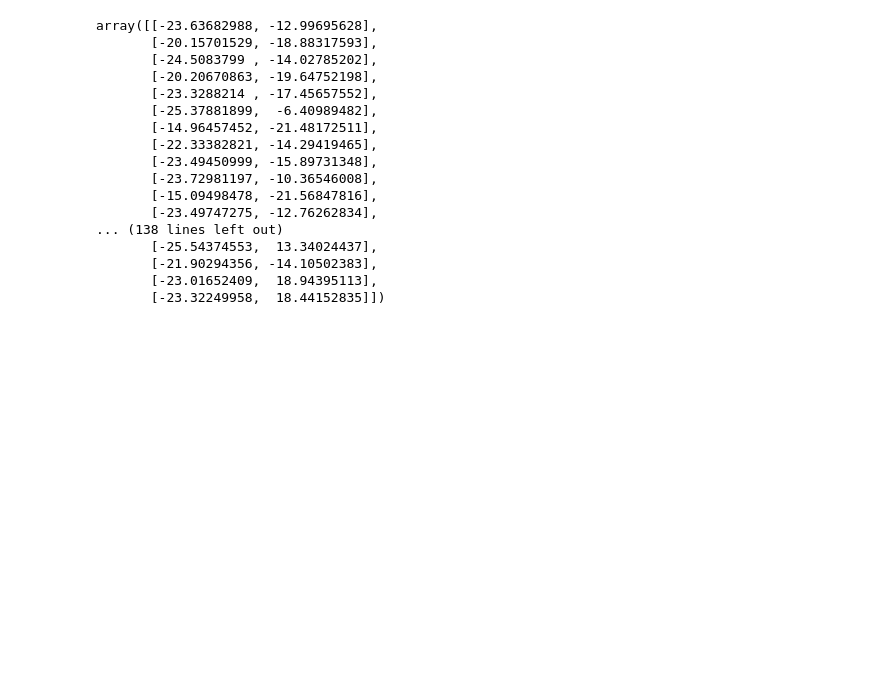
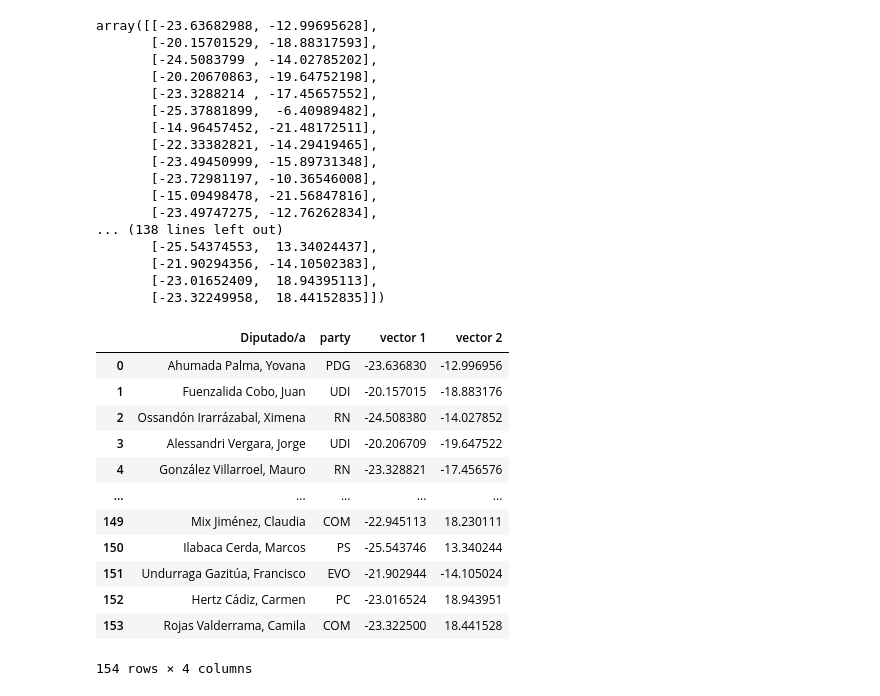
Before and after one commit to siwikiwi/proyecto_alg, a Jupyter notebook: nachito/nach.ipynb, the cells around one changed output. Drawn from its saved outputs; the diff is of its cells as text; code cells hidden in the pictures; blank space fills up the shorter version.

```diff
--- a/nachito/nach.ipynb
+++ b/nachito/nach.ipynb
@@ -228 +262,17 @@ array([[-23.63682988, -12.99695628],
+# %%
+df_final_2
+# %% [output]
+|  | Diputado/a | party | vector 1 | vector 2 |
+| 0 | Ahumada Palma, Yovana | PDG | -23.636830 | -12.996956 |
+| 1 | Fuenzalida Cobo, Juan | UDI | -20.157015 | -18.883176 |
+| 2 | Ossandón Irarrázabal, Ximena | RN | -24.508380 | -14.027852 |
+| 3 | Alessandri Vergara, Jorge | UDI | -20.206709 | -19.647522 |
+| 4 | González Villarroel, Mauro | RN | -23.328821 | -17.456576 |
+| ... | ... | ... | ... | ... |
+| 149 | Mix Jiménez, Claudia | COM | -22.945113 | 18.230111 |
+| 150 | Ilabaca Cerda, Marcos | PS | -25.543746 | 13.340244 |
+| 151 | Undurraga Gazitúa, Francisco | EVO | -21.902944 | -14.105024 |
+| 152 | Hertz Cádiz, Carmen | PC | -23.016524 | 18.943951 |
+| 153 | Rojas Valderrama, Camila | COM | -23.322500 | 18.441528 |
+154 rows × 4 columns
 # %%
```
Also changed, not shown: parts of 6 cells of this notebook, 1 other file.
